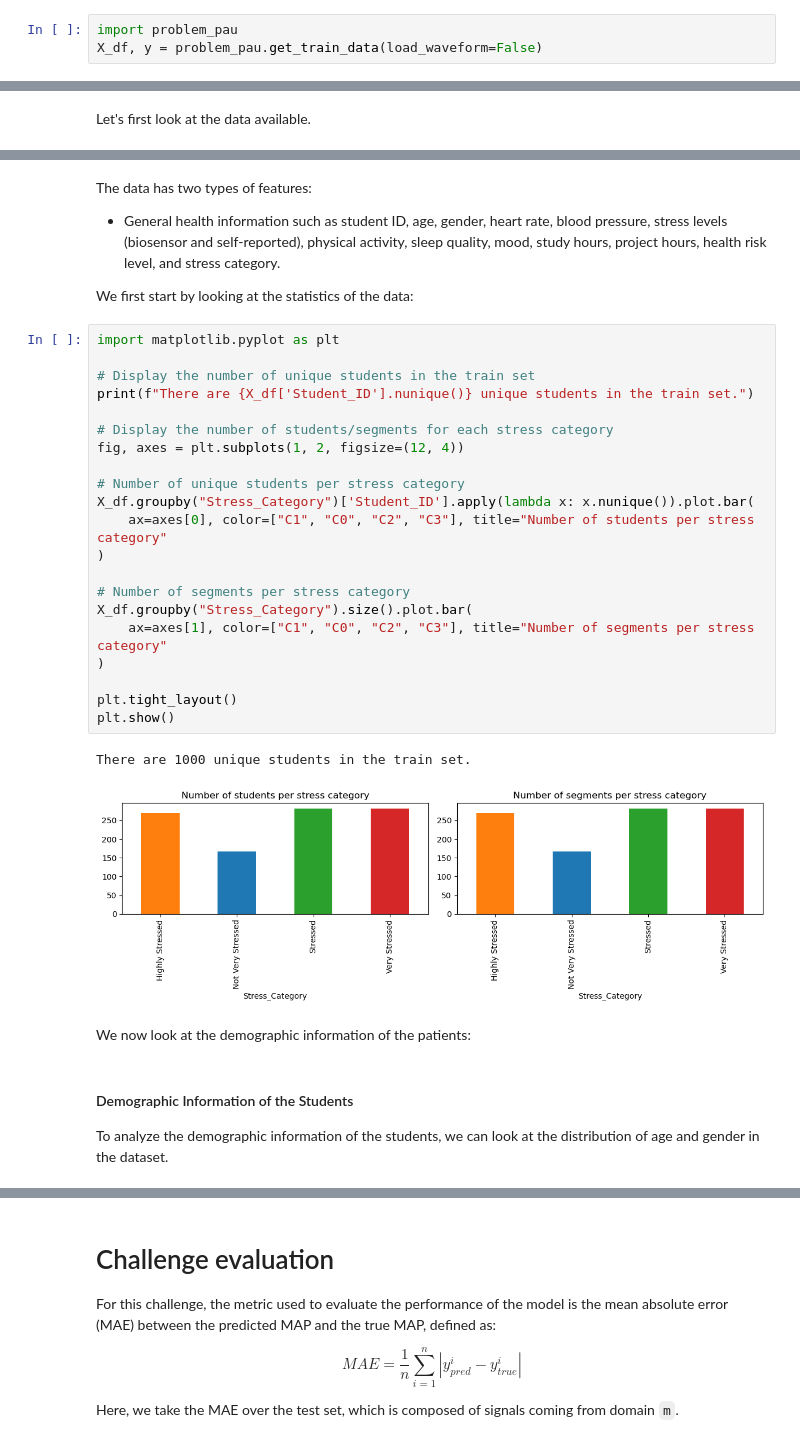
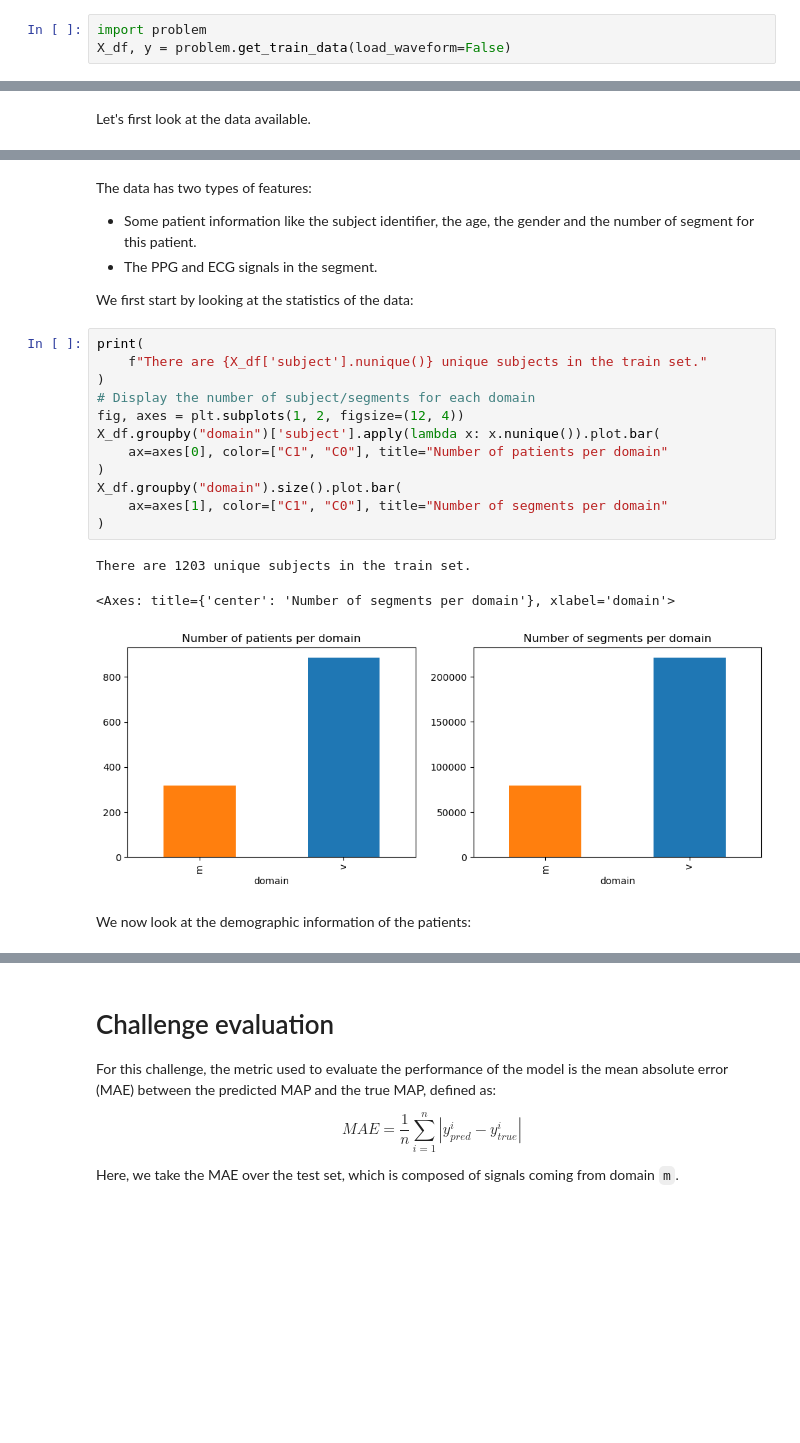
Before and after one commit to mittenover/Data_camp_final, a Jupyter notebook: stress_estimation_starting_kit.ipynb, the cells around one changed output, grey strips where cells are left out. Drawn from its saved outputs; the diff is of its cells as text; blank space fills up the shorter version.

```diff
--- a/stress_estimation_starting_kit.ipynb
+++ b/stress_estimation_starting_kit.ipynb
@@ -36,3 +74,3 @@ In this notebook, we first load all the data without the high-frequency segments
 # %%
-import problem_pau
-X_df, y = problem_pau.get_train_data(load_waveform=False)
+import problem
+X_df, y = problem.get_train_data(load_waveform=False)
@@ -86,35 +93,25 @@ y_df
 # %% [markdown]
 The data has two types of features:
-- General health information such as student ID, age, gender, heart rate, blood pressure, stress levels (biosensor and self-reported), physical activity, sleep quality, mood, study hours, project hours, health risk level, and stress category.
+- Some patient information like the subject identifier, the age, the gender and the number of segment for this patient.
+- The PPG and ECG signals in the segment.
 
 We first start by looking at the statistics of the data:
 # %%
-import matplotlib.pyplot as plt
-
-# Display the number of unique students in the train set
-print(f"There are {X_df['Student_ID'].nunique()} unique students in the train set.")
-
-# Display the number of students/segments for each stress category
+print(
+    f"There are {X_df['subject'].nunique()} unique subjects in the train set."
+)
+# Display the number of subject/segments for each domain
 fig, axes = plt.subplots(1, 2, figsize=(12, 4))
-
-# Number of unique students per stress category
-X_df.groupby("Stress_Category")['Student_ID'].apply(lambda x: x.nunique()).plot.bar(
-    ax=axes[0], color=["C1", "C0", "C2", "C3"], title="Number of students per stress category"
+X_df.groupby("domain")['subject'].apply(lambda x: x.nunique()).plot.bar(
+    ax=axes[0], color=["C1", "C0"], title="Number of patients per domain"
 )
-
-# Number of segments per stress category
-X_df.groupby("Stress_Category").size().plot.bar(
-    ax=axes[1], color=["C1", "C0", "C2", "C3"], title="Number of segments per stress category"
+X_df.groupby("domain").size().plot.bar(
+    ax=axes[1], color=["C1", "C0"], title="Number of segments per domain"
 )
-
-plt.tight_layout()
-plt.show()
 # %% [output]
-There are 1000 unique students in the train set.
+There are 1203 unique subjects in the train set.
+<Axes: title={'center': 'Number of segments per domain'}, xlabel='domain'>
-[figure, old version]
+[figure, new version]
 # %% [markdown]
 
 We now look at the demographic information of the patients:
-# %% [markdown]
-#### Demographic Information of the Students
-To analyze the demographic information of the students, we can look at the distribution of age and gender in the dataset.
```
Also changed, not shown: parts of 28 cells of this notebook.
